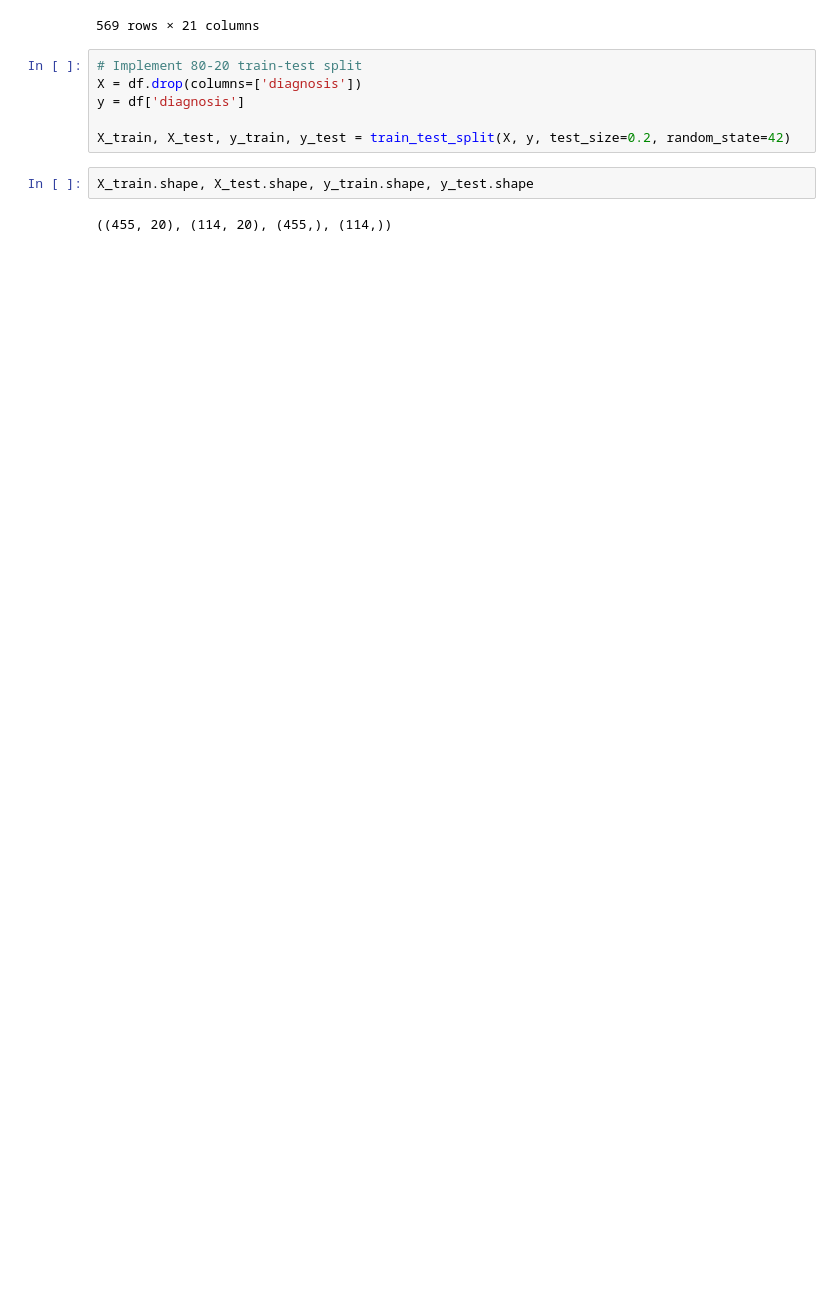
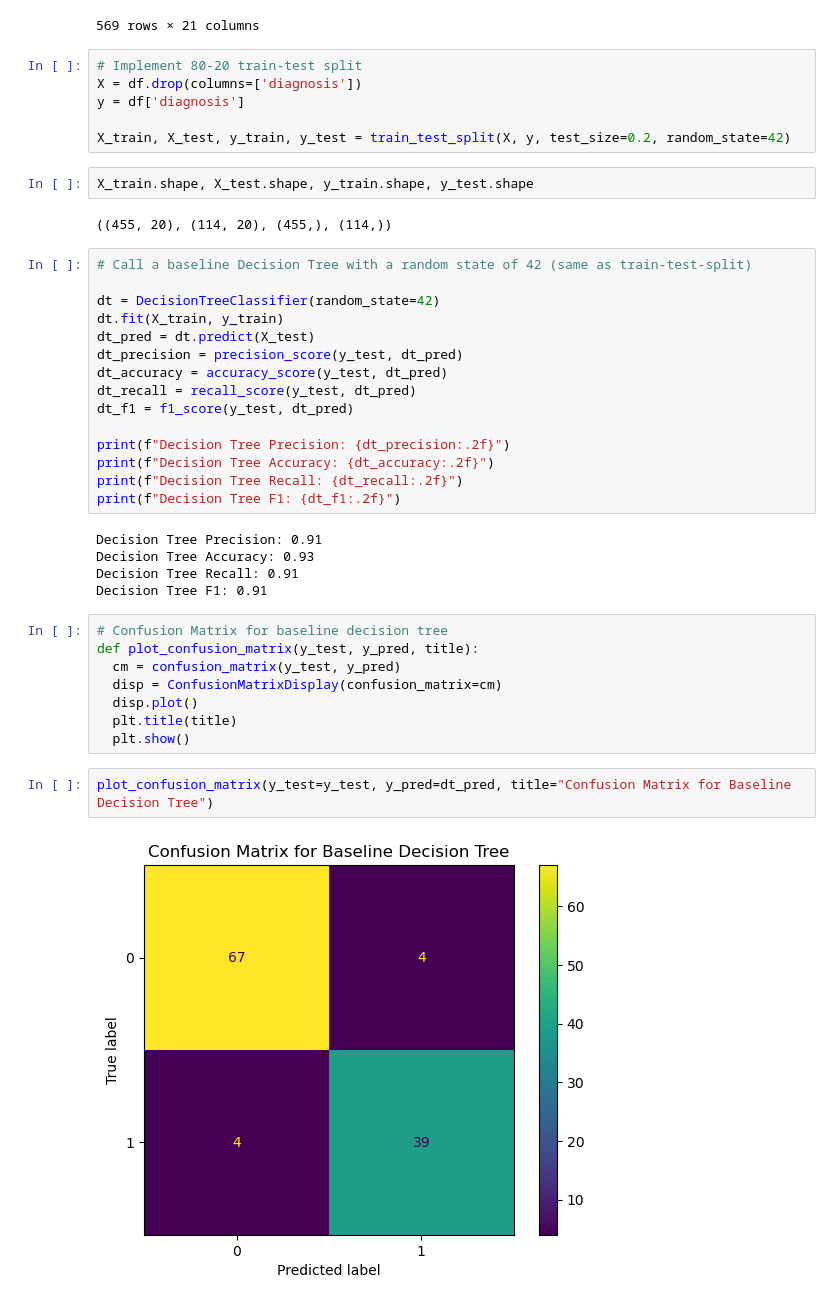
Before and after one commit to m-liv/bc-project, a Jupyter notebook: decision_tree.ipynb, the cells around one changed output. Drawn from its saved outputs; the diff is of its cells as text; blank space fills up the shorter version.

Commit message:
Added baseline decision tree and random forest + visualizations

```diff
--- a/decision_tree.ipynb
+++ b/decision_tree.ipynb
@@ -94,3 +99,35 @@ X_train, X_test, y_train, y_test = train_test_split(X, y, test_size=0.2, random_
 X_train.shape, X_test.shape, y_train.shape, y_test.shape
 # %% [output]
 ((455, 20), (114, 20), (455,), (114,))
+# %%
+# Call a baseline Decision Tree with a random state of 42 (same as train-test-split)
+
+dt = DecisionTreeClassifier(random_state=42)
+dt.fit(X_train, y_train)
+dt_pred = dt.predict(X_test)
+dt_precision = precision_score(y_test, dt_pred)
+dt_accuracy = accuracy_score(y_test, dt_pred)
+dt_recall = recall_score(y_test, dt_pred)
+dt_f1 = f1_score(y_test, dt_pred)
+
+print(f"Decision Tree Precision: {dt_precision:.2f}")
+print(f"Decision Tree Accuracy: {dt_accuracy:.2f}")
+print(f"Decision Tree Recall: {dt_recall:.2f}")
+print(f"Decision Tree F1: {dt_f1:.2f}")
+# %% [output]
+Decision Tree Precision: 0.91
+Decision Tree Accuracy: 0.93
+Decision Tree Recall: 0.91
+Decision Tree F1: 0.91
+# %%
+# Confusion Matrix for baseline decision tree
+def plot_confusion_matrix(y_test, y_pred, title):
+  cm = confusion_matrix(y_test, y_pred)
+  disp = ConfusionMatrixDisplay(confusion_matrix=cm)
+  disp.plot()
+  plt.title(title)
+  plt.show()
+# %%
+plot_confusion_matrix(y_test=y_test, y_pred=dt_pred, title="Confusion Matrix for Baseline Decision Tree")
+# %% [output]
+[figure, added]
```
Also changed, not shown: parts of 7 cells of this notebook.
